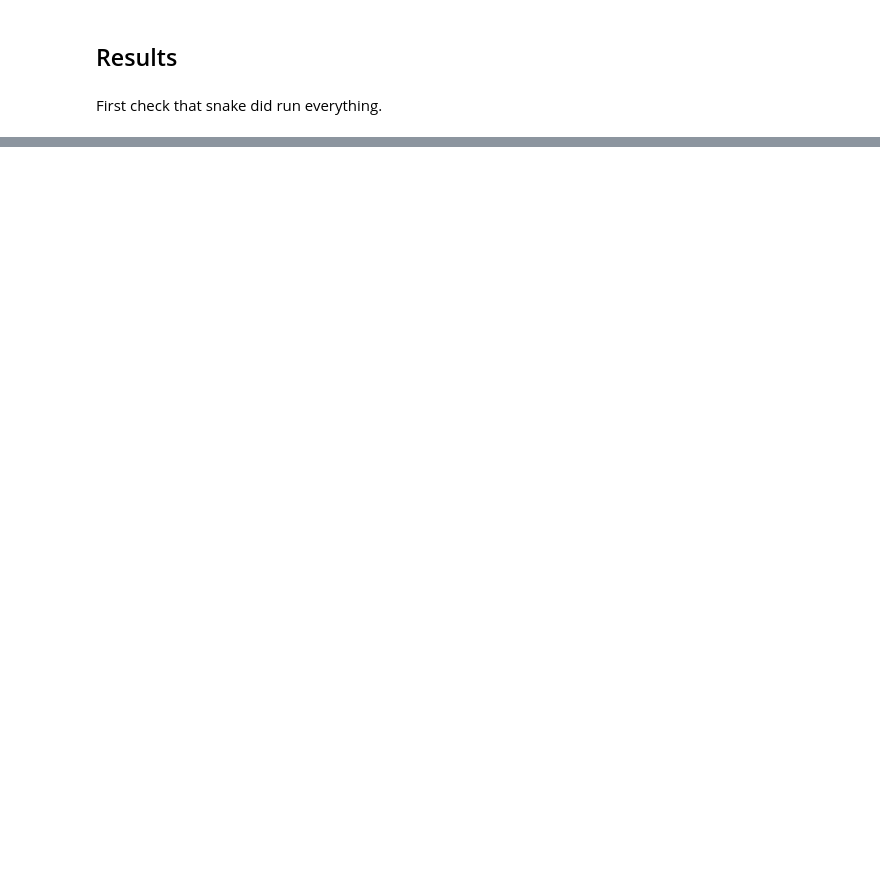
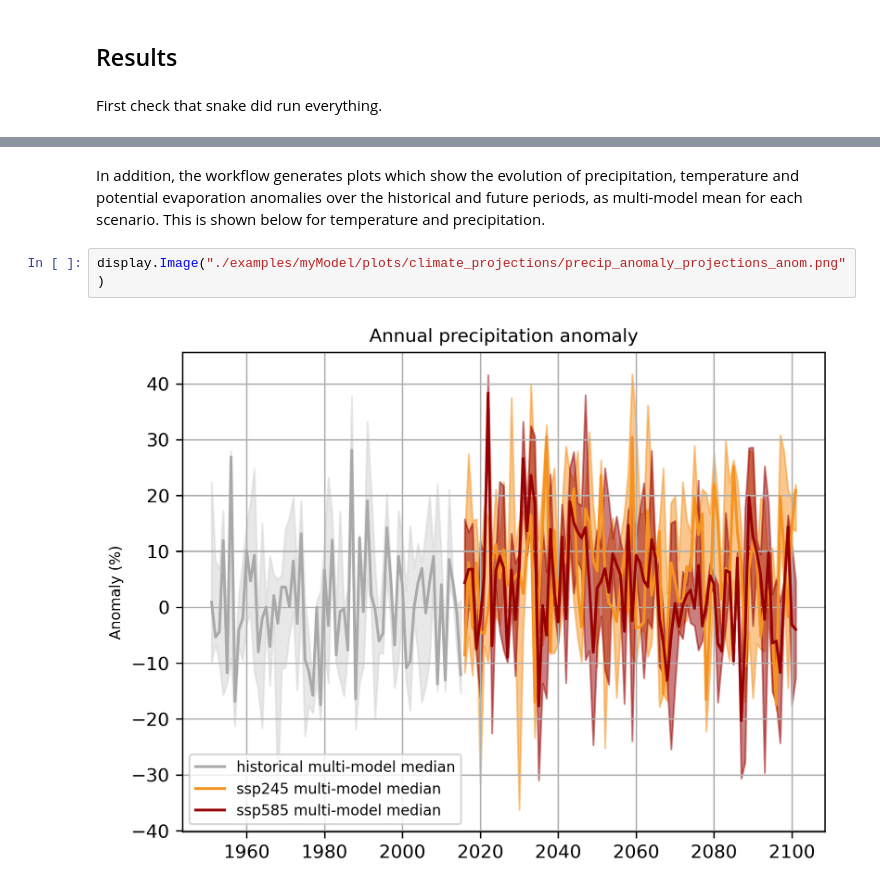
Before and after one commit to Deltares/blueearth_cst, a Jupyter notebook: docs/notebooks/Climate projections.ipynb, the cells around one changed output, grey strips where cells are left out. Cells and saved outputs as stored; diff of their text form; blank space fills up the shorter version.

Commit message:
notebooks 4 workflows

```diff
--- a/docs/notebooks/Climate projections.ipynb
+++ b/docs/notebooks/Climate projections.ipynb
@@ -215,0 +221,6 @@ examples/myModel\region
+# %% [markdown]
+In addition, the workflow generates plots which show the evolution of precipitation, temperature and potential evaporation anomalies over the historical and future periods, as multi-model mean for each scenario. This is shown below for temperature and precipitation.
+# %%
+display.Image("./examples/myModel/plots/climate_projections/precip_anomaly_projections_anom.png")
+# %% [output]
+[figure, added]
```
Also changed, not shown: parts of 20 cells of this notebook, 1 other file.
